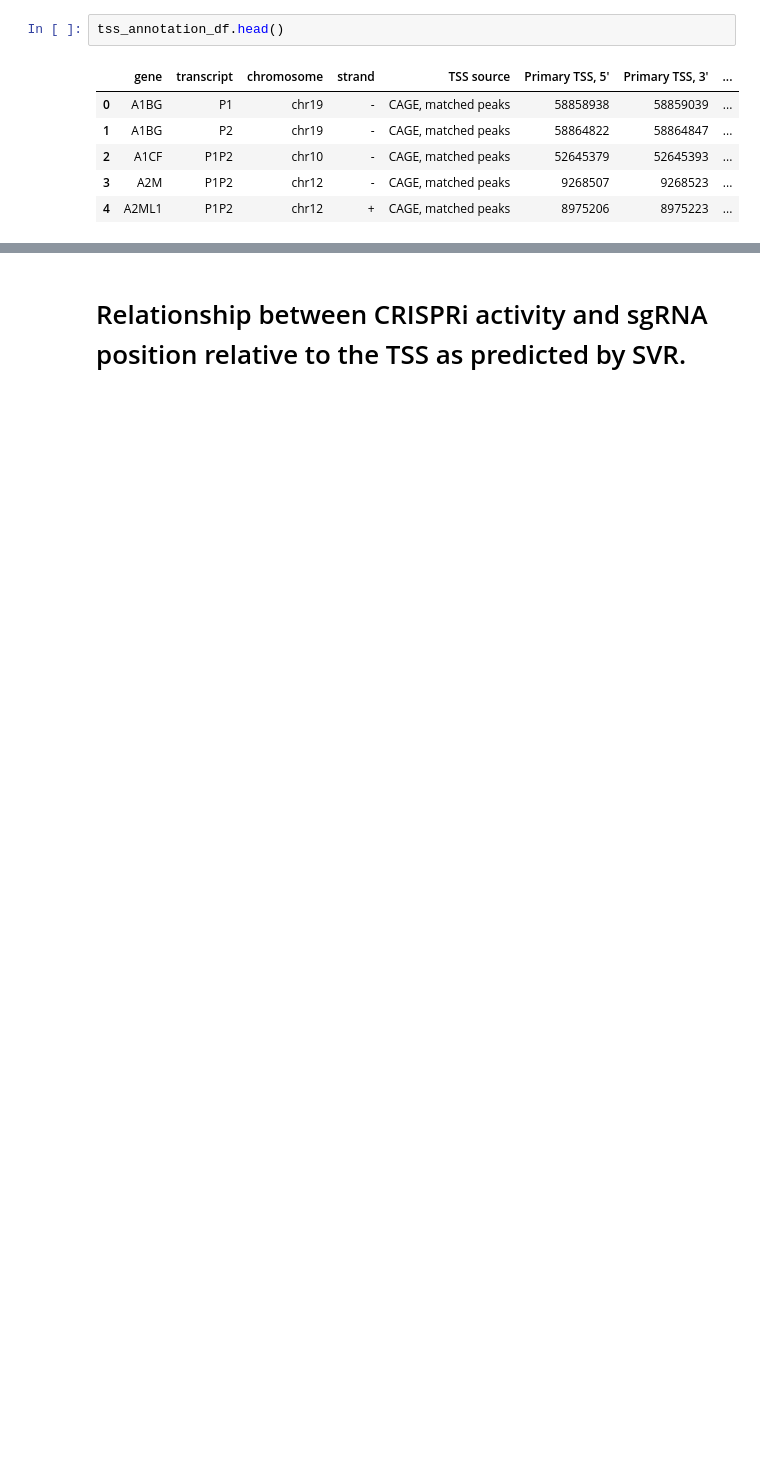
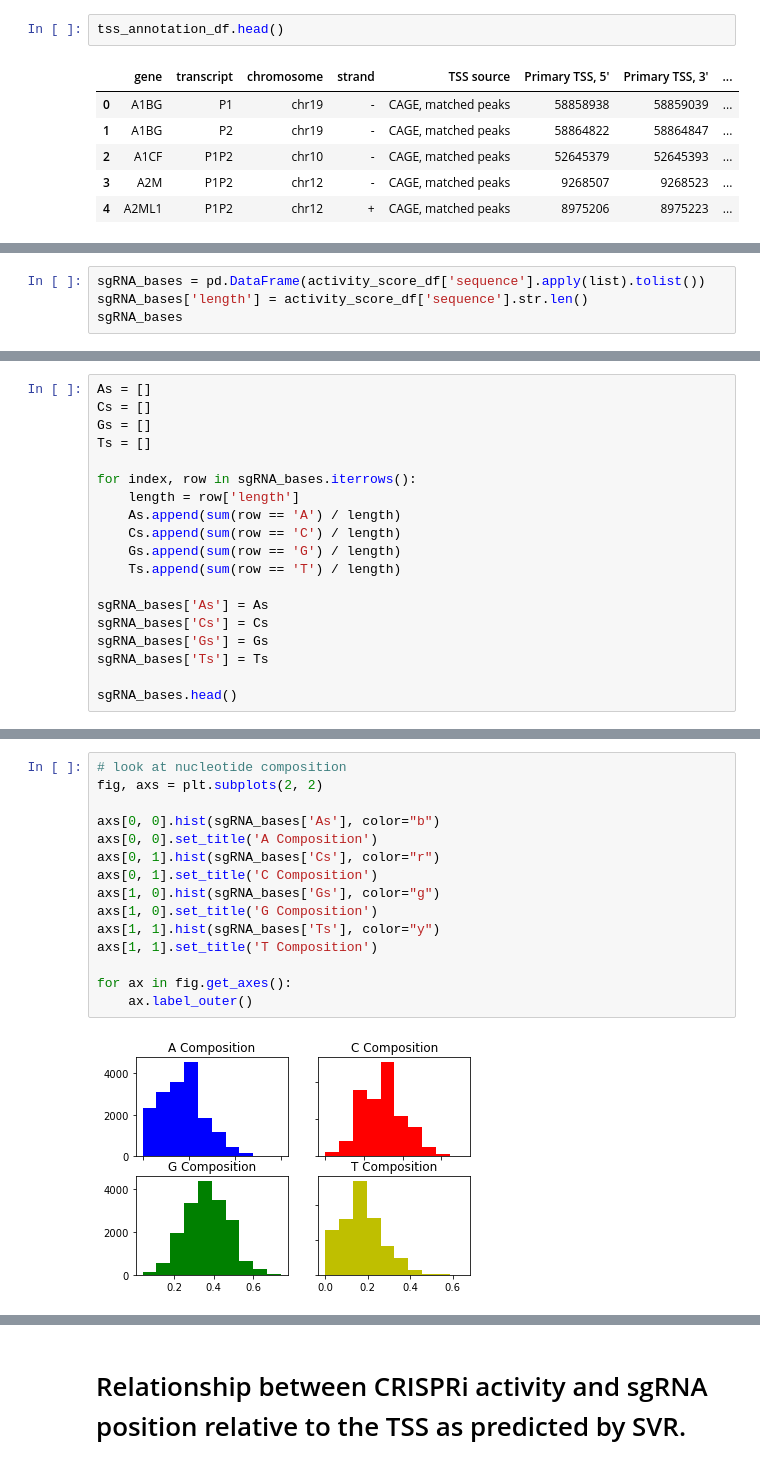
Before and after one commit to AnthonyHein/QCB455Project, a Jupyter notebook: Featurization.ipynb, the cells around one changed output, grey strips where cells are left out. Cells and saved outputs as stored; diff of their text form; blank space fills up the shorter version.

```diff
--- a/Featurization.ipynb
+++ b/Featurization.ipynb
@@ -415,0 +417,4 @@ Averaging the signal at each base of the target site including the PAM. Custom P
+# %%
+sgRNA_bases = pd.DataFrame(activity_score_df['sequence'].apply(list).tolist())
+sgRNA_bases['length'] = activity_score_df['sequence'].str.len()
+sgRNA_bases
@@ -415,0 +451,19 @@ Averaging the signal at each base of the target site including the PAM. Custom P
+# %%
+As = []
+Cs = []
+Gs = []
+Ts = []
+
+for index, row in sgRNA_bases.iterrows():
+    length = row['length']
+    As.append(sum(row == 'A') / length)
+    Cs.append(sum(row == 'C') / length)
+    Gs.append(sum(row == 'G') / length)
+    Ts.append(sum(row == 'T') / length)
+
+sgRNA_bases['As'] = As
+sgRNA_bases['Cs'] = Cs
+sgRNA_bases['Gs'] = Gs
+sgRNA_bases['Ts'] = Ts
+
+sgRNA_bases.head()
@@ -415,0 +478,17 @@ Averaging the signal at each base of the target site including the PAM. Custom P
+# %%
+# look at nucleotide composition
+fig, axs = plt.subplots(2, 2)
+
+axs[0, 0].hist(sgRNA_bases['As'], color="b")
+axs[0, 0].set_title('A Composition')
+axs[0, 1].hist(sgRNA_bases['Cs'], color="r")
+axs[0, 1].set_title('C Composition')
+axs[1, 0].hist(sgRNA_bases['Gs'], color="g")
+axs[1, 0].set_title('G Composition')
+axs[1, 1].hist(sgRNA_bases['Ts'], color="y")
+axs[1, 1].set_title('T Composition')
+
+for ax in fig.get_axes():
+    ax.label_outer()
+# %% [output]
+[figure, added]
```
Also changed, not shown: parts of 106 cells of this notebook.
